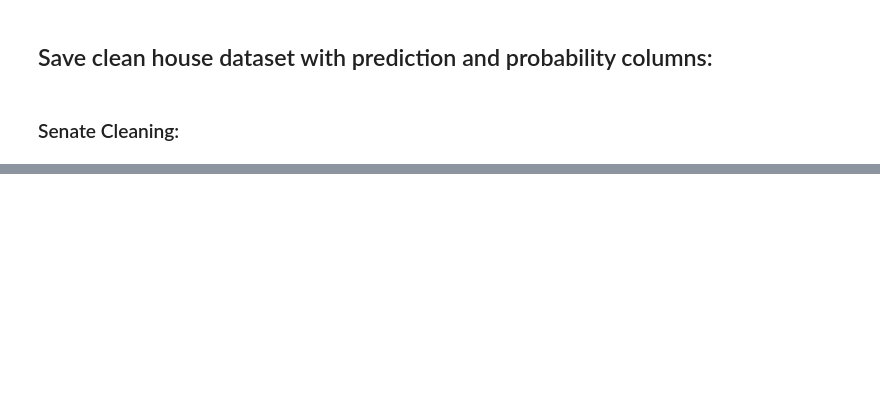
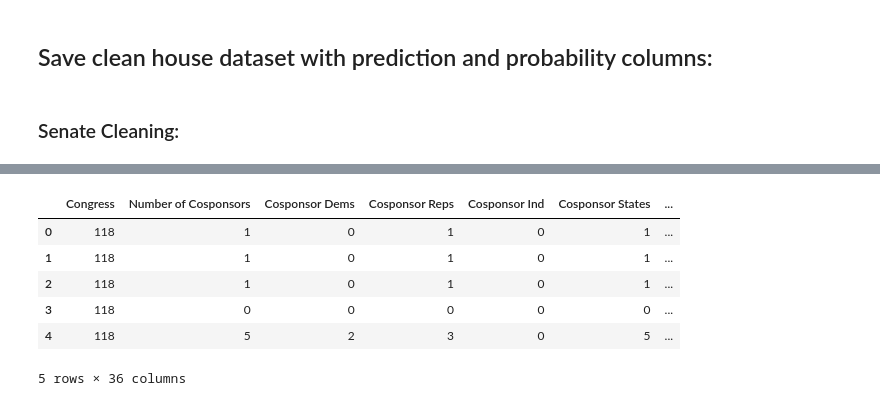
Before and after one commit to JJERANEK/Project-4, a Jupyter notebook: etl_ml_notebooks/etl_predict_currentbills.ipynb, the cells around one changed output, grey strips where cells are left out. Cells and saved outputs as stored; diff of their text form; code cells hidden in the pictures; blank space fills up the shorter version.

```diff
--- a/etl_ml_notebooks/etl_predict_currentbills.ipynb
+++ b/etl_ml_notebooks/etl_predict_currentbills.ipynb
@@ -296,7 +313,7 @@ Name: Subject, Length: 118, dtype: int64
 # Now change cutoff value to get  bins for Subject
 # Cutoff value of 2 to bin:
 # use the variable name `Subject_types_to_replace`
-Subject_types_to_replace = list(Subject_counts[Subject_counts<4].index)
+Subject_types_to_replace = list(Subject_counts[Subject_counts<3].index)
 
 # Replace in dataframe
 for sub in Subject_types_to_replace:
@@ -383,7 +401,7 @@ senate_cleaned.head()
 # %%
 # Latest Action coding:
-# Get "bill passed into law"
-senate_cleaned["bill_passed"] = np.where(senate_cleaned['Latest Action'].str.contains("Became Public Law", case=False), 1, 0)
-print(senate_cleaned["bill_passed"].value_counts())
-print(f'For the 113th to 118th Senate passed {(round((455/14325)*100,2))}% of laws introduced in the Senate.')
+# Get "referred to the committee" and name it "bill_referred_committee" set as dummy var:
+senate_cleaned["bill_referred_committee"] = np.where(senate_cleaned['Latest Action'].str.contains("referred to the committee", case=False), 1, 0)
+print(senate_cleaned["bill_referred_committee"].value_counts())
+print(f'For the 118th Senate so far {(round((41/849)*100,2))}% of bills introduced in the Senate were referred to a committee.')
 # %% [output]
@@ -404,0 +412,4 @@ For the 113th to 118th Senate passed 28.59% of laws introduced in the Senate.
+# %%
+# Look at Subject value counts for binning
+Subject_counts_sen = senate_cleaned["Subject"].value_counts()
+print(f'Count of values for Subject column: \n{Subject_counts_sen}')
@@ -404,0 +430,14 @@ For the 113th to 118th Senate passed 28.59% of laws introduced in the Senate.
+# %%
+# Now change cutoff value to get  bins for Subject
+# Cutoff value of 100 to bin:
+# use the variable name `Subject_types_to_replace_sen`
+Subject_types_to_replace_sen = list(Subject_counts_sen[Subject_counts_sen<5].index)
+
+# # Replace in dataframe
+for sub in Subject_types_to_replace_sen:
+    senate_cleaned['Subject'] = senate_cleaned['Subject'].replace(sub,"Other")
+
+# Check to make sure binning was successful
+print(len(senate_cleaned['Subject'].value_counts()))
+senate_cleaned['Subject'].value_counts()
+# 27 Bins
@@ -404,0 +463,12 @@ For the 113th to 118th Senate passed 28.59% of laws introduced in the Senate.
+# %%
+# Drop the non-beneficial columns:
+senate_cleaned = senate_cleaned.drop(["Bill Type", "Title", "Committees", "Latest Action" ], axis='columns')
+senate_cleaned.head()
+# %% [output]
+|  | Congress | Number of Cosponsors | Cosponsor Dems | Cosponsor Reps | Cosponsor Ind | Cosponsor States | ... |
+| 0 | 118 | 1 | 0 | 1 | 0 | 1 | ... |
+| 1 | 118 | 1 | 0 | 1 | 0 | 1 | ... |
+| 2 | 118 | 1 | 0 | 1 | 0 | 1 | ... |
+| 3 | 118 | 0 | 0 | 0 | 0 | 0 | ... |
+| 4 | 118 | 5 | 2 | 3 | 0 | 5 | ... |
+5 rows × 36 columns
```
Also changed, not shown: parts of 32 cells of this notebook.
